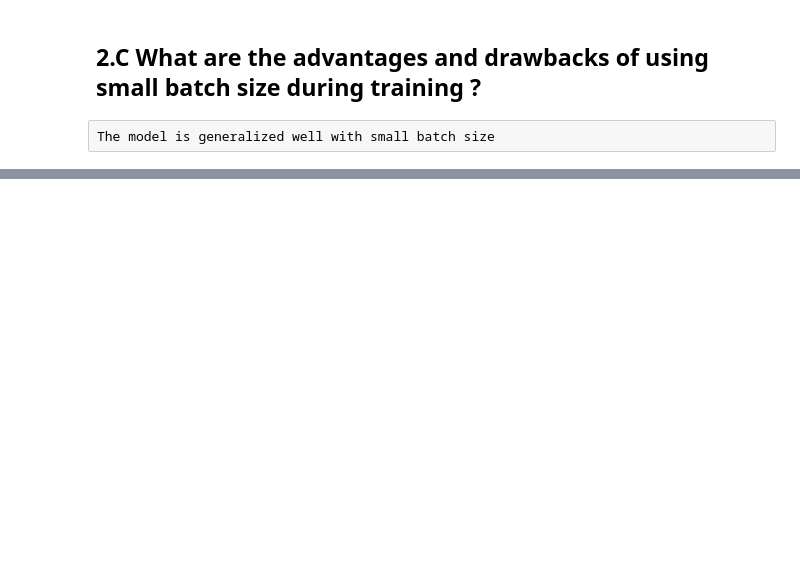
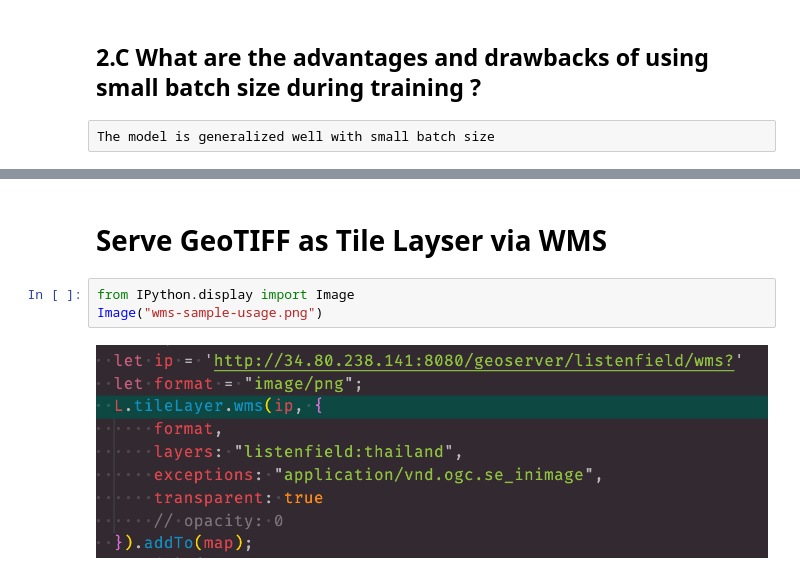
Before and after one commit to phakawatTER/listenfield-test-task, a Jupyter notebook: questions1-2.ipynb, the cells around one changed output, grey strips where cells are left out. Drawn from its saved outputs; the diff is of its cells as text; blank space fills up the shorter version.

```diff
--- a/questions1-2.ipynb
+++ b/questions1-2.ipynb
@@ -105,0 +278,7 @@ kind of layers would you use ?
+# %% [markdown]
+# Serve GeoTIFF as Tile Layser via WMS
+# %%
+from IPython.display import Image
+Image("wms-sample-usage.png")
+# %% [output]
+[figure, added]
```
Also changed, not shown: parts of 16 cells of this notebook, 2 other files.
